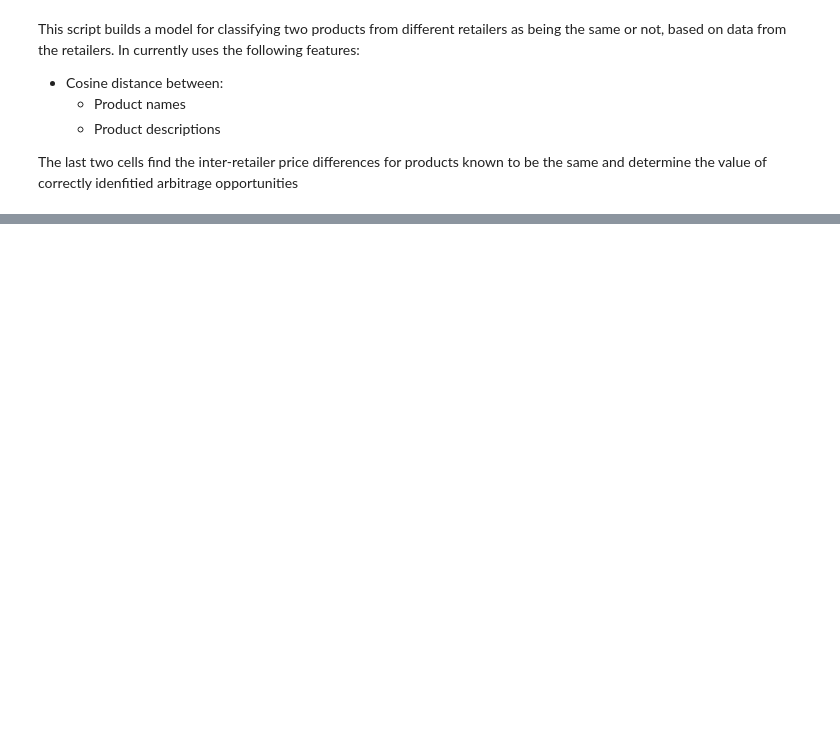
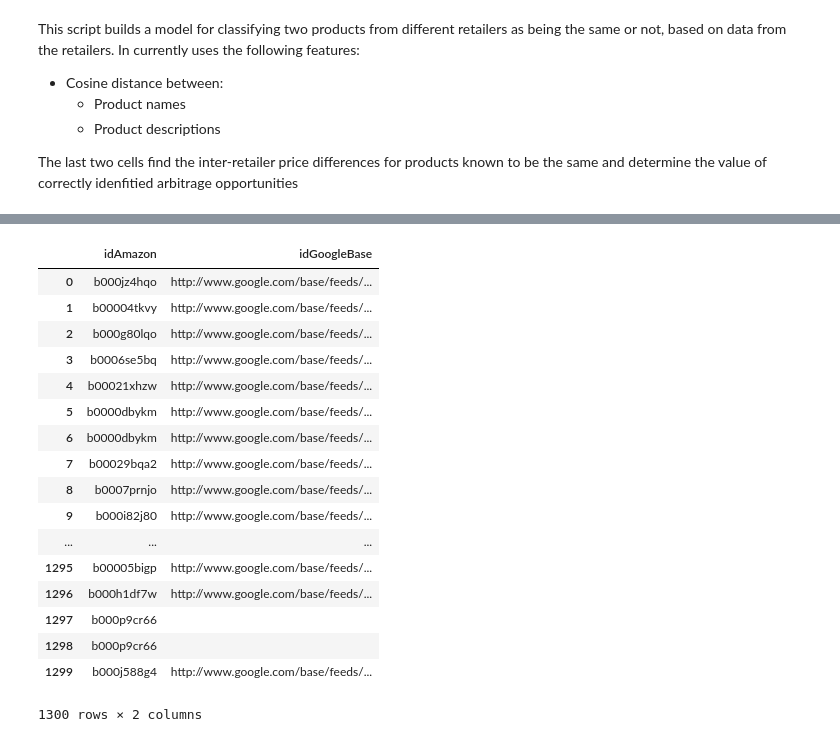
Before and after one commit to alexrisman/personal_budget, a Jupyter notebook: ecommerce/model/amazon_google_play.ipynb, the cells around one changed output, grey strips where cells are left out. Cells and saved outputs as stored; diff of their text form; code cells hidden in the pictures; blank space fills up the shorter version.

```diff
--- a/ecommerce/model/amazon_google_play.ipynb
+++ b/ecommerce/model/amazon_google_play.ipynb
@@ -87,2 +107,38 @@ amazon_not_google
+# %%
+def findSim(amazonId):
+    amazonNm = amazon.loc[amazon.id==amazonId].title.values[0]
+    googleMatches = amazon_google.loc[amazon_google.idAmazon==amazonId].idGoogleBase
+    googleNotMatches = google.loc[google.id.isin(googleMatches)==False]
+    notMatchNames = googleNotMatches.name.values
+    notMatchIds = googleNotMatches.id.values
+    simId = ''
+    for i, notMatchName in enumerate(notMatchNames):
+        if cosDist(notMatchName, amazonNm) < .9:
+            simId = notMatchIds[i]
+            break
+    return simId
+
+amazon_sim_google = pd.DataFrame(amazon_google.idAmazon)
+amazon_sim_google['idGoogleBase'] = amazon_sim_google.idAmazon.map(findSim)
+amazon_sim_google
+# %% [output]
+|  | idAmazon | idGoogleBase |
+| 0 | b000jz4hqo | http://www.google.com/base/feeds/... |
+| 1 | b00004tkvy | http://www.google.com/base/feeds/... |
+| 2 | b000g80lqo | http://www.google.com/base/feeds/... |
+| 3 | b0006se5bq | http://www.google.com/base/feeds/... |
+| 4 | b00021xhzw | http://www.google.com/base/feeds/... |
+| 5 | b0000dbykm | http://www.google.com/base/feeds/... |
+| 6 | b0000dbykm | http://www.google.com/base/feeds/... |
+| 7 | b00029bqa2 | http://www.google.com/base/feeds/... |
+| 8 | b0007prnjo | http://www.google.com/base/feeds/... |
+| 9 | b000i82j80 | http://www.google.com/base/feeds/... |
+| ... | ... | ... |
+| 1295 | b00005bigp | http://www.google.com/base/feeds/... |
+| 1296 | b000h1df7w | http://www.google.com/base/feeds/... |
+| 1297 | b000p9cr66 |  |
+| 1298 | b000p9cr66 |  |
+| 1299 | b000j588g4 | http://www.google.com/base/feeds/... |
+1300 rows × 2 columns
 # %%
 # add mismatched examples to matched ones
```
Also changed, not shown: parts of 12 cells of this notebook, 9 other files.
